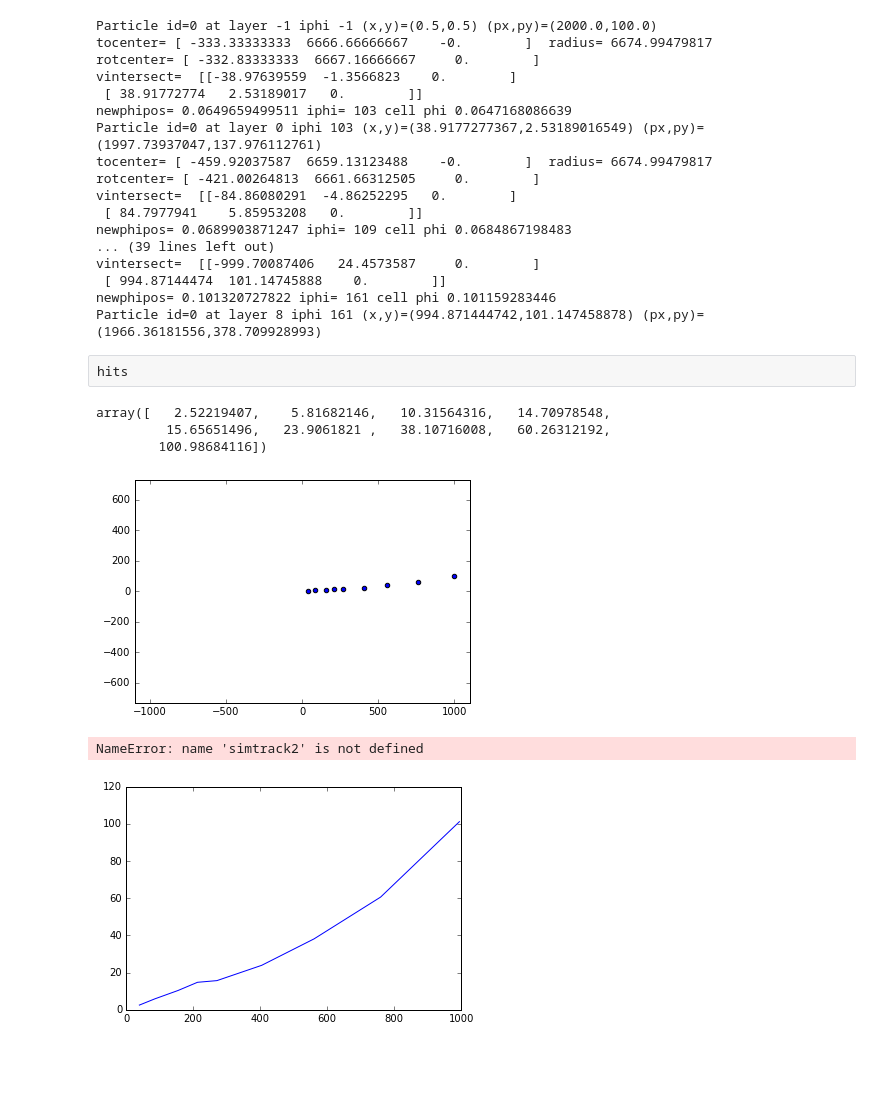
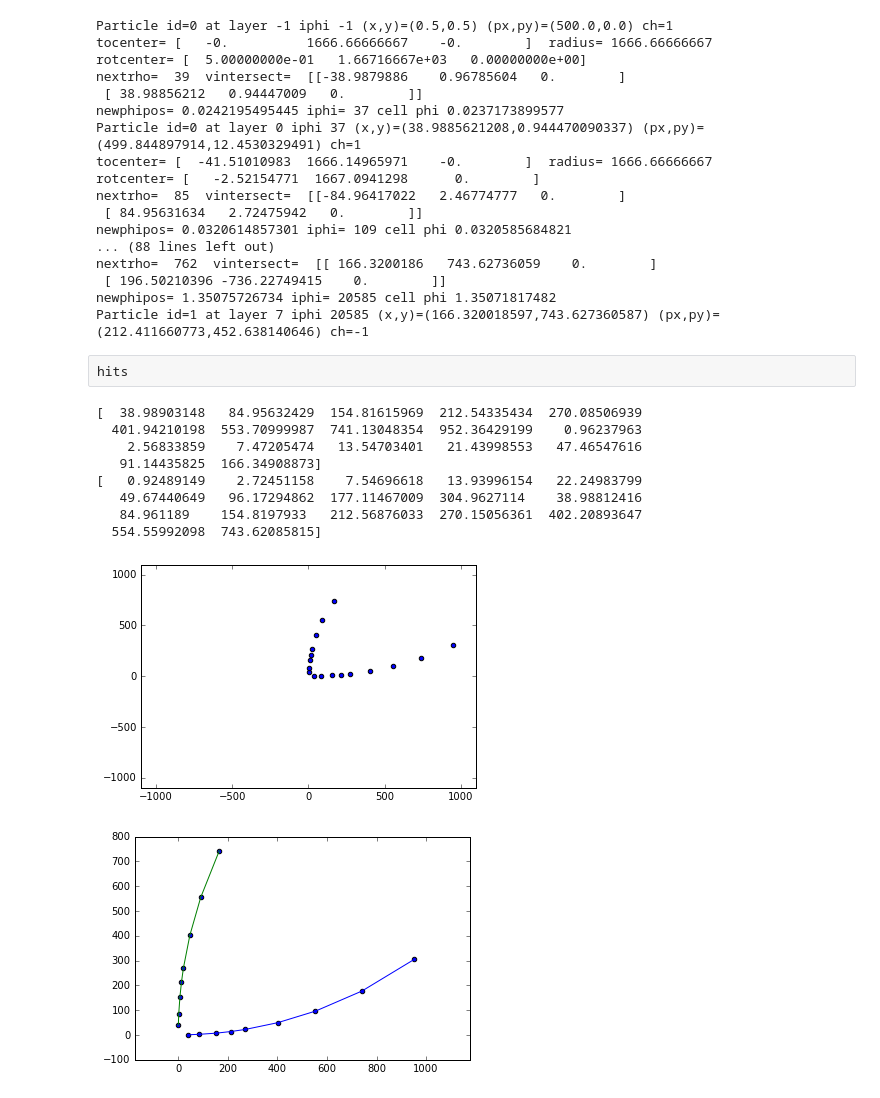
Before and after one commit to LAL/tracking, a Jupyter notebook: notebook_simulation.ipynb, the cells around one changed output. Cells and saved outputs as stored; diff of their text form; code cells hidden in the pictures; blank space fills up the shorter version.

```diff
--- a/notebook_simulation.ipynb
+++ b/notebook_simulation.ipynb
@@ -10,8 +8,5 @@ sim.detector.reset()
 # %%
-a = 0.6
-v = 0.02
-position = a*(2.*np.random.random(2)-[1.,1.])
-velocity = v*(2.*np.random.random(2)-[1.,1.])
+sim.detector.reset()
 
 position = [0.,0.]
 velocity = [0.05,0.001]
@@ -21,27 +16,30 @@ phi=np.arctan2(velocity[1],velocity[0])
 xVtx=position[0]
 yVtx=position[1]
 
-simtrack1=sim.propagate_direct([0.5,0.5],[2000.,100],id=0)
-#simtrack2=sim.propagate_direct([0.2,0.2],[-100,2000], id=1)
-#simtrack3=sim.propagate_direct([0.,0.],[-1000,100], id=2)
-#simtrack4=sim.propagate_direct([0.,0.],[200,-500], id=3)
+simtrack1=sim.propagate([0.5,0.5],[500.,0],1,id=0)
+simtrack2=sim.propagate([0.5,0.5],[0.,500],-1,id=1)
+
+
+#simtrack2=sim.propagate([0.2,0.2],[-100,2000], id=1)
+#simtrack3=sim.propagate([0.,0.],[-1000,100], id=2)
+#simtrack4=sim.propagate([0.,0.],[20,-200], id=3)
 
 hits=sim.detector.getHits()
 # %% [output]
-Particle id=0 at layer -1 iphi -1 (x,y)=(0.5,0.5) (px,py)=(2000.0,100.0)
-tocenter= [ -333.33333333  6666.66666667    -0.        ]  radius= 6674.99479817
-rotcenter= [ -332.83333333  6667.16666667     0.        ]
-vintersect=  [[-38.97639559  -1.3566823    0.        ]
- [ 38.91772774   2.53189017   0.        ]]
-newphipos= 0.0649659499511 iphi= 103 cell phi 0.0647168086639
-Particle id=0 at layer 0 iphi 103 (x,y)=(38.9177277367,2.53189016549) (px,py)=(1997.73937047,137.976112761)
-tocenter= [ -459.92037587  6659.13123488    -0.        ]  radius= 6674.99479817
-rotcenter= [ -421.00264813  6661.66312505     0.        ]
-vintersect=  [[-84.86080291  -4.86252295   0.        ]
- [ 84.7977941    5.85953208   0.        ]]
-newphipos= 0.0689903871247 iphi= 109 cell phi 0.0684867198483
-... (39 lines left out)
-vintersect=  [[-999.70087406   24.4573587     0.        ]
- [ 994.87144474  101.14745888    0.        ]]
-newphipos= 0.101320727822 iphi= 161 cell phi 0.101159283446
-Particle id=0 at layer 8 iphi 161 (x,y)=(994.871444742,101.147458878) (px,py)=(1966.36181556,378.709928993)
+Particle id=0 at layer -1 iphi -1 (x,y)=(0.5,0.5) (px,py)=(500.0,0.0) ch=1
+tocenter= [   -0.          1666.66666667    -0.        ]  radius= 1666.66666667
+rotcenter= [  5.00000000e-01   1.66716667e+03   0.00000000e+00]
+nextrho=  39  vintersect=  [[-38.9879886    0.96785604   0.        ]
+ [ 38.98856212   0.94447009   0.        ]]
+newphipos= 0.0242195495445 iphi= 37 cell phi 0.0237173899577
+Particle id=0 at layer 0 iphi 37 (x,y)=(38.9885621208,0.944470090337) (px,py)=(499.844897914,12.4530329491) ch=1
+tocenter= [  -41.51010983  1666.14965971    -0.        ]  radius= 1666.66666667
+rotcenter= [   -2.52154771  1667.0941298      0.        ]
+nextrho=  85  vintersect=  [[-84.96417022   2.46774777   0.        ]
+ [ 84.95631634   2.72475942   0.        ]]
+newphipos= 0.0320614857301 iphi= 109 cell phi 0.0320585684821
+... (88 lines left out)
+nextrho=  762  vintersect=  [[ 166.3200186   743.62736059    0.        ]
+ [ 196.50210396 -736.22749415    0.        ]]
+newphipos= 1.35075726734 iphi= 20585 cell phi 1.35071817482
+Particle id=1 at layer 7 iphi 20585 (x,y)=(166.320018597,743.627360587) (px,py)=(212.411660773,452.638140646) ch=-1
@@ -50,39 +51,44 @@ hits
 # %%
 x=hits['x'].values
 y=hits['y'].values
-x
-y
+print x
+print y
 # %% [output]
-array([   2.52219407,    5.81682146,   10.31564316,   14.70978548,
-         15.65651496,   23.9061821 ,   38.10716008,   60.26312192,
-        100.98684116])
+[  38.98903148   84.95632429  154.81615969  212.54335434  270.08506939
+  401.94210198  553.70999987  741.13048354  952.36429199    0.96237963
+    2.56833859    7.47205474   13.54703401   21.43998553   47.46547616
+   91.14435825  166.34908873]
+[   0.92489149    2.72451158    7.54696618   13.93996154   22.24983799
+   49.67440649   96.17294862  177.11467009  304.9627114    38.98812416
+   84.961189    154.8197933   212.56876033  270.15056361  402.20893647
+  554.55992098  743.62085815]
 # %%
 plt.scatter(x,y)
-plt.axis('equal')
+#plt.axis('equal')
 
 axes = plt.gca()
 axes.set_xlim([-1100,1100])
 axes.set_ylim([-1100,1100])
 
+
 plt.show()
 # %% [output]
-[figure, old version]
+[figure, new version]
 # %%
 plt.plot(simtrack1['x'].values,simtrack1['y'].values)
 plt.plot(simtrack2['x'].values,simtrack2['y'].values)
-plt.plot(simtrack3['x'].values,simtrack3['y'].values)
-plt.plot(simtrack4['x'].values,simtrack4['y'].values)
+#plt.plot(simtrack3['x'].values,simtrack3['y'].values)
+#plt.plot(simtrack4['x'].values,simtrack4['y'].values)
 
 plt.scatter(x,y)
 plt.axis('equal')
 
 axes = plt.gca()
 #axes.set_xlim([-2,2])
 #axes.set_ylim([-2,2])
 
 plt.show()
 # %% [output]
-NameError: name 'simtrack2' is not defined
-[figure, old version]
+[figure, new version]
 # %%
 simtrack1['x']
```
Also changed, not shown: parts of 7 cells of this notebook, 2 other files.
